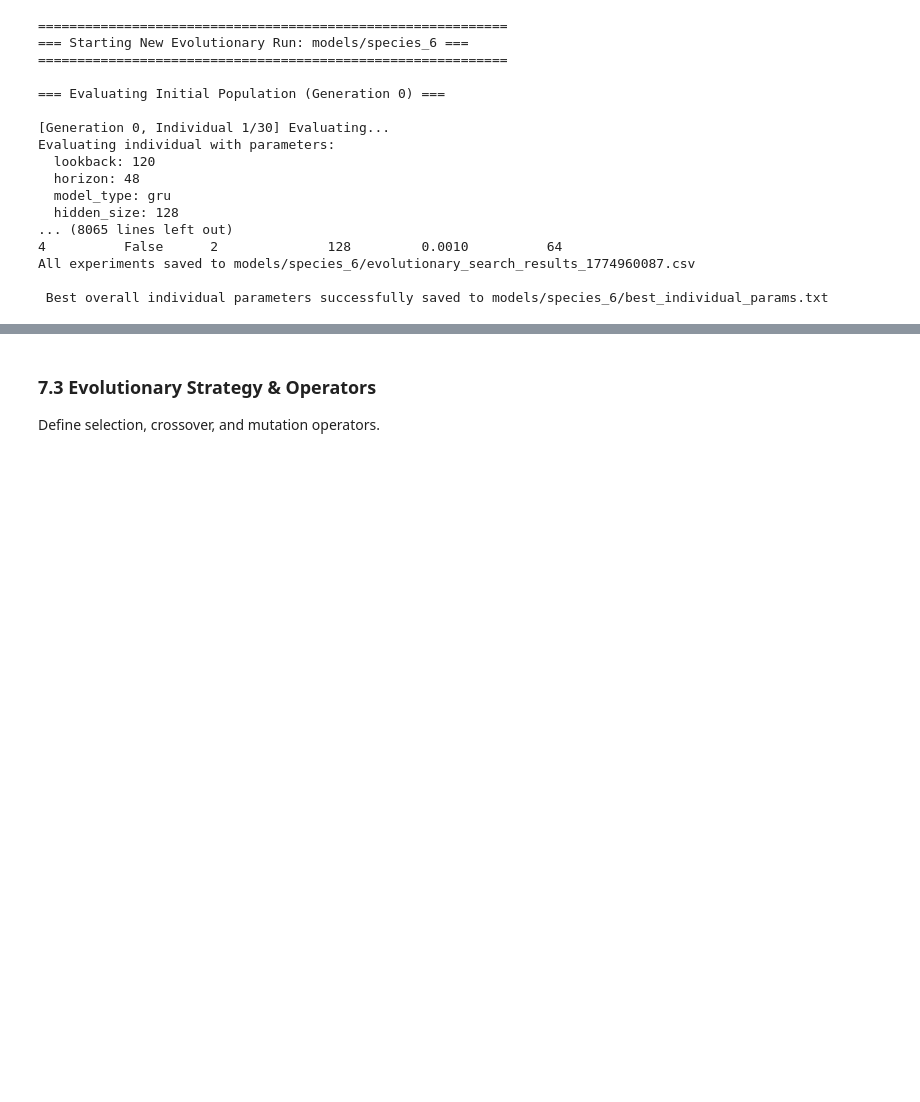
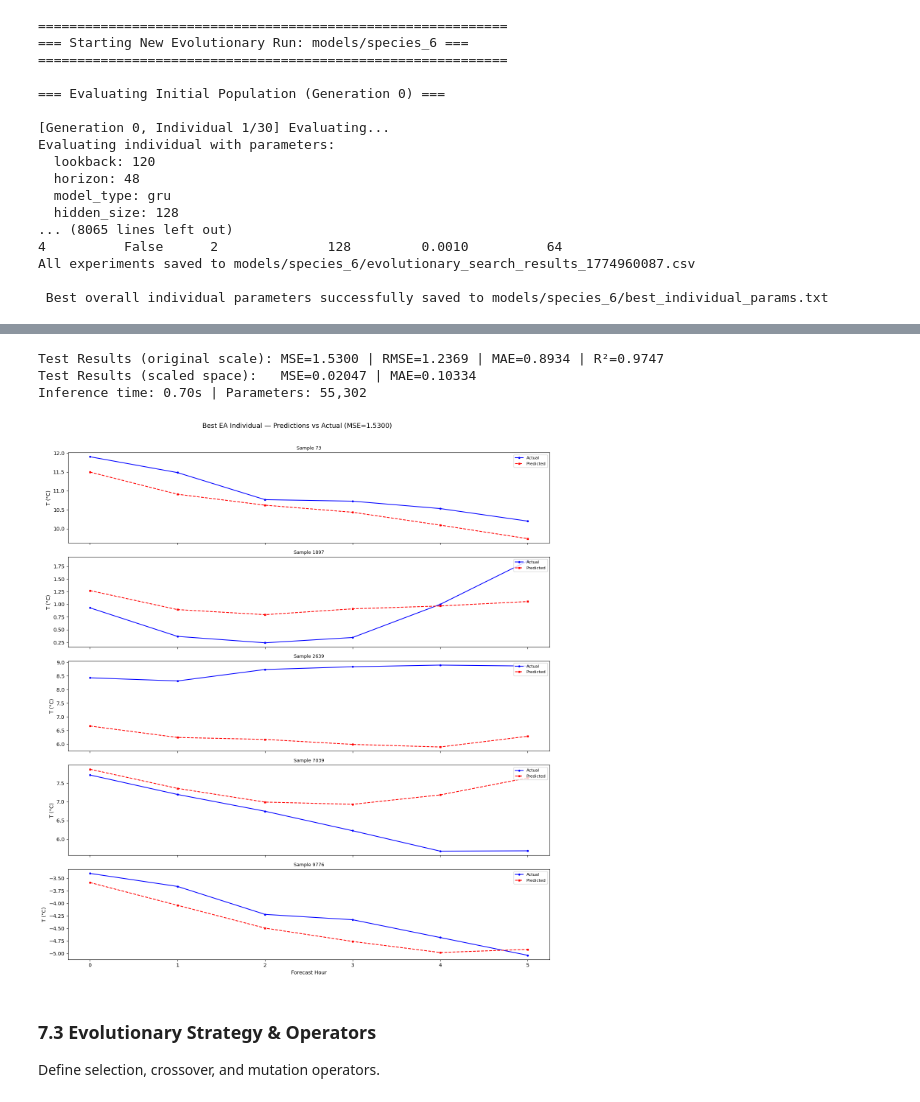
Before and after one commit to dudocas12/Advanced-Time-Series-Forecasting-Optimization-and-Explainability, a Jupyter notebook: main.ipynb, the cells around one changed output, grey strips where cells are left out. Drawn from its saved outputs; the diff is of its cells as text; code cells hidden in the pictures; blank space fills up the shorter version.

```diff
--- a/main.ipynb
+++ b/main.ipynb
@@ -1486,3 +1649,16 @@ plot_predictions(best_y_true, best_y_pred, title=f"Best Individual Predictions v
+# %%
+# Evaluate the loaded best EA model and plot
+criterion = nn.MSELoss()
+ea_results = evaluate_model(best_ea_model, ea_test_loader, criterion, scaler, TARGET_IDX)
+
+plot_predictions(ea_results['y_true'], ea_results['y_pred'],
+                 title=f"Best EA Individual — Predictions vs Actual (MSE={ea_results['mse']:.4f})",
+                 n_samples=5)
+# %% [output]
+Test Results (original scale): MSE=1.5300 | RMSE=1.2369 | MAE=0.8934 | R²=0.9747
+Test Results (scaled space):   MSE=0.02047 | MAE=0.10334
+Inference time: 0.70s | Parameters: 55,302
+[figure, added]
 # %% [markdown]
 ### 7.3 Evolutionary Strategy & Operators
 
```
Also changed, not shown: parts of 14 cells of this notebook.
